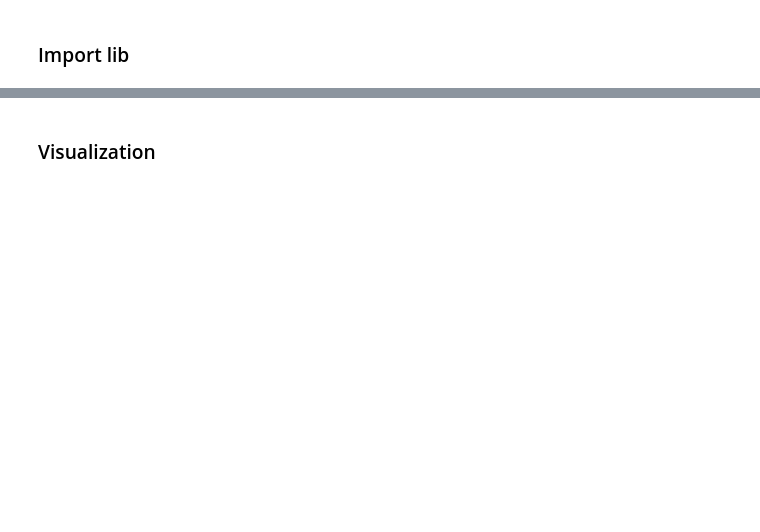
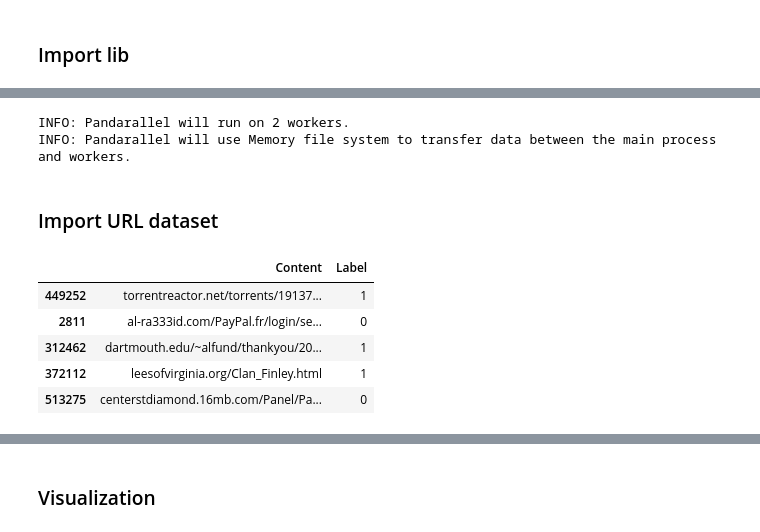
Before and after one commit to giacomovitangeli/phishing-detection, a Jupyter notebook: phishing_detection.ipynb, the cells around one changed output, grey strips where cells are left out. Cells and saved outputs as stored; diff of their text form; code cells hidden in the pictures; blank space fills up the shorter version.

```diff
--- a/phishing_detection.ipynb
+++ b/phishing_detection.ipynb
@@ -213,0 +5,58 @@ all_df.sample(5)
+# %%
+import pandas as pd
+import numpy as np
+import seaborn as sns
+import matplotlib.pyplot as plt
+import plotly.express as px
+import pickle
+import warnings
+import nltk
+from nltk.tokenize import RegexpTokenizer
+from sklearn.feature_extraction.text import TfidfVectorizer
+from nltk.stem.snowball import SnowballStemmer
+from sklearn.linear_model import LogisticRegression
+from sklearn.feature_extraction.text import CountVectorizer
+from sklearn.model_selection import train_test_split
+from sklearn.metrics import confusion_matrix
+from sklearn.metrics import classification_report
+from sklearn.naive_bayes import MultinomialNB
+from sklearn.pipeline import make_pipeline
+from sklearn import svm
+from sklearn.neighbors import KNeighborsClassifier
+from sklearn.metrics import accuracy_score
+from sklearn.svm import SVC
+from pandarallel import pandarallel
+from os import walk
+
+# pandarallel to improve execution performance
+pandarallel.initialize(progress_bar=True)
+
+
+# disable unuseful warnings
+def warn(*args, **kwargs):
+    pass
+
+warnings.warn = warn
+# %% [output]
+INFO: Pandarallel will run on 2 workers.
+INFO: Pandarallel will use Memory file system to transfer data between the main process and workers.
+# %% [markdown]
+### Import URL dataset
+# %%
+# Read the url database
+urls_df = pd.read_csv(r'phishing_site_urls.csv')
+
+# Rename the column from "URL" to "Content"
+urls_df.rename(columns = {'URL':'Content'}, inplace = True)
+
+# Change label "bad" in 0 and "good" in 1
+urls_df.loc[urls_df["Label"]=="bad", "Label"]= 0
+urls_df.loc[urls_df["Label"]=="good", "Label"]= 1
+urls_df.sample(5)
+# %% [output]
+|  | Content | Label |
+| 449252 | torrentreactor.net/torrents/19137... | 1 |
+| 2811 | al-ra333id.com/PayPal.fr/login/se... | 0 |
+| 312462 | dartmouth.edu/~alfund/thankyou/20... | 1 |
+| 372112 | leesofvirginia.org/Clan_Finley.html | 1 |
+| 513275 | centerstdiamond.16mb.com/Panel/Pa... | 0 |
```
Also changed, not shown: parts of 80 cells of this notebook, 1 other file.
